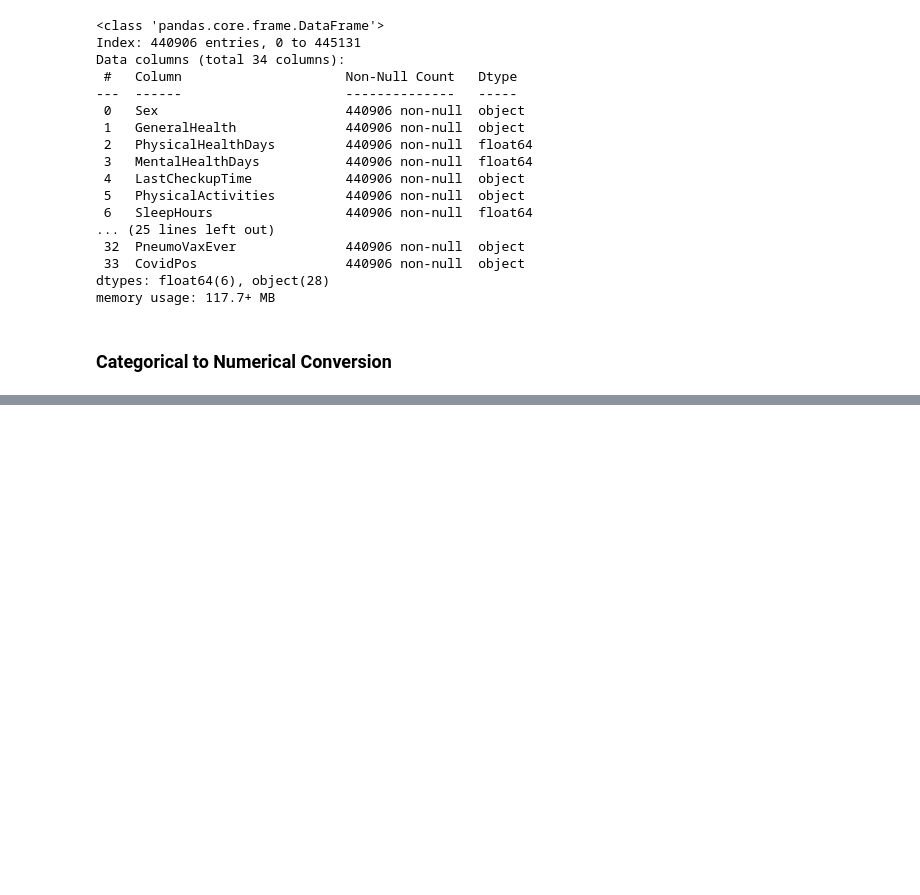
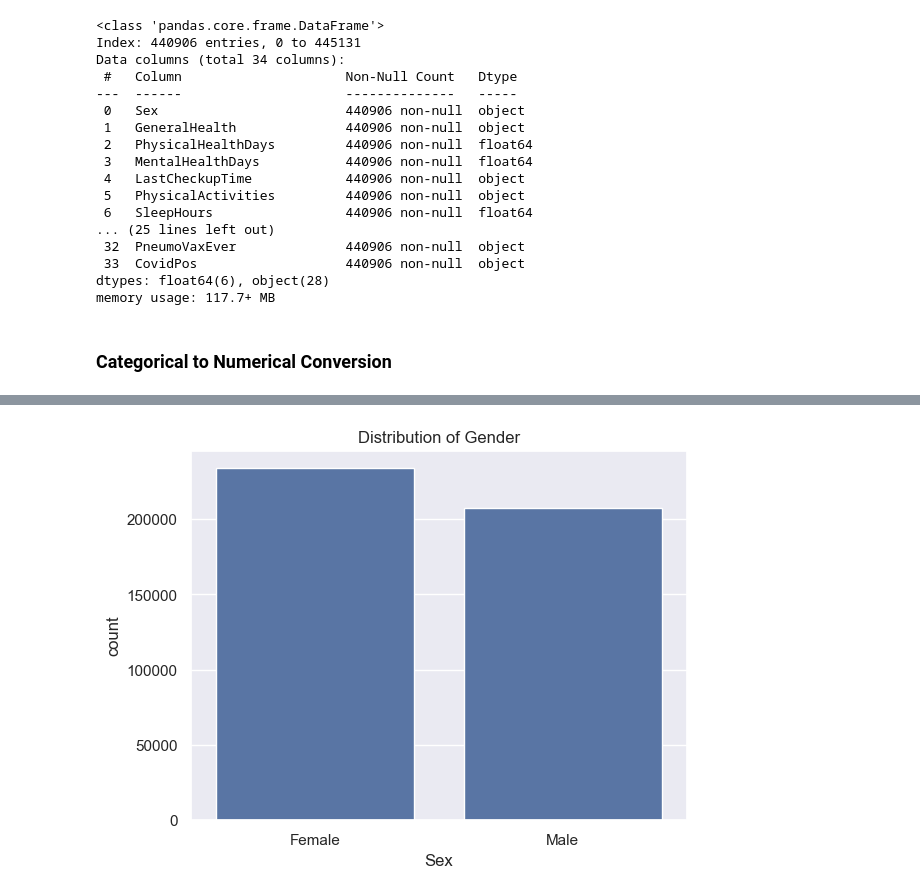
Before and after one commit to DQuintero15/heart-disease-risk-analysis-using-key-health-indicators, a Jupyter notebook: notebooks/main.ipynb, the cells around one changed output, grey strips where cells are left out. Cells and saved outputs as stored; diff of their text form; code cells hidden in the pictures; blank space fills up the shorter version.

```diff
--- a/notebooks/main.ipynb
+++ b/notebooks/main.ipynb
@@ -145,0 +274,20 @@ memory usage: 117.7+ MB
+# %%
+def get_outliners(df: pd.DataFrame, column: str, threshold: float = 1.5) -> pd.DataFrame:
+    q1 = df[column].quantile(0.25) # 25th percentile
+    q3 = df[column].quantile(0.75) # 75th percentile
+
+    iqr = q3 - q1 # Interquartile range
+    lower_bound = q1 - threshold * iqr
+    upper_bound = q3 + threshold * iqr
+
+    df[column] = np.where(df[column] < lower_bound, lower_bound, df[column]).round(2) # Replace outliners with lower bound
+    df[column] = np.where(df[column] > upper_bound, upper_bound, df[column]).round(2) # Replace outliners with upper bound
+
+    return df
+
+df = sleep_hours_outliners = get_outliners(df, "SleepHours")
+df = height_in_meters_outliners = get_outliners(df, "HeightInMeters")
+df = weight_in_kilograms_outliners = get_outliners(df, "WeightInKilograms")
+
+# Re calculate the BMI after removing outliners and round to 2 decimal places
+df["BMI"] = (df["WeightInKilograms"] / (df["HeightInMeters"] ** 2)).round(2)
@@ -161,0 +336,3 @@ preprocess_data(df)
+# %%
+df_copy = df.copy()
+inverse_map_columns(df_copy)
@@ -161,0 +349,7 @@ preprocess_data(df)
+# %%
+# Sex variable
+sns.countplot(x="Sex", data=df_copy)
+plt.title("Distribution of Gender")
+plt.show()
+# %% [output]
+[figure, added]
```
Also changed, not shown: parts of 39 cells of this notebook.
